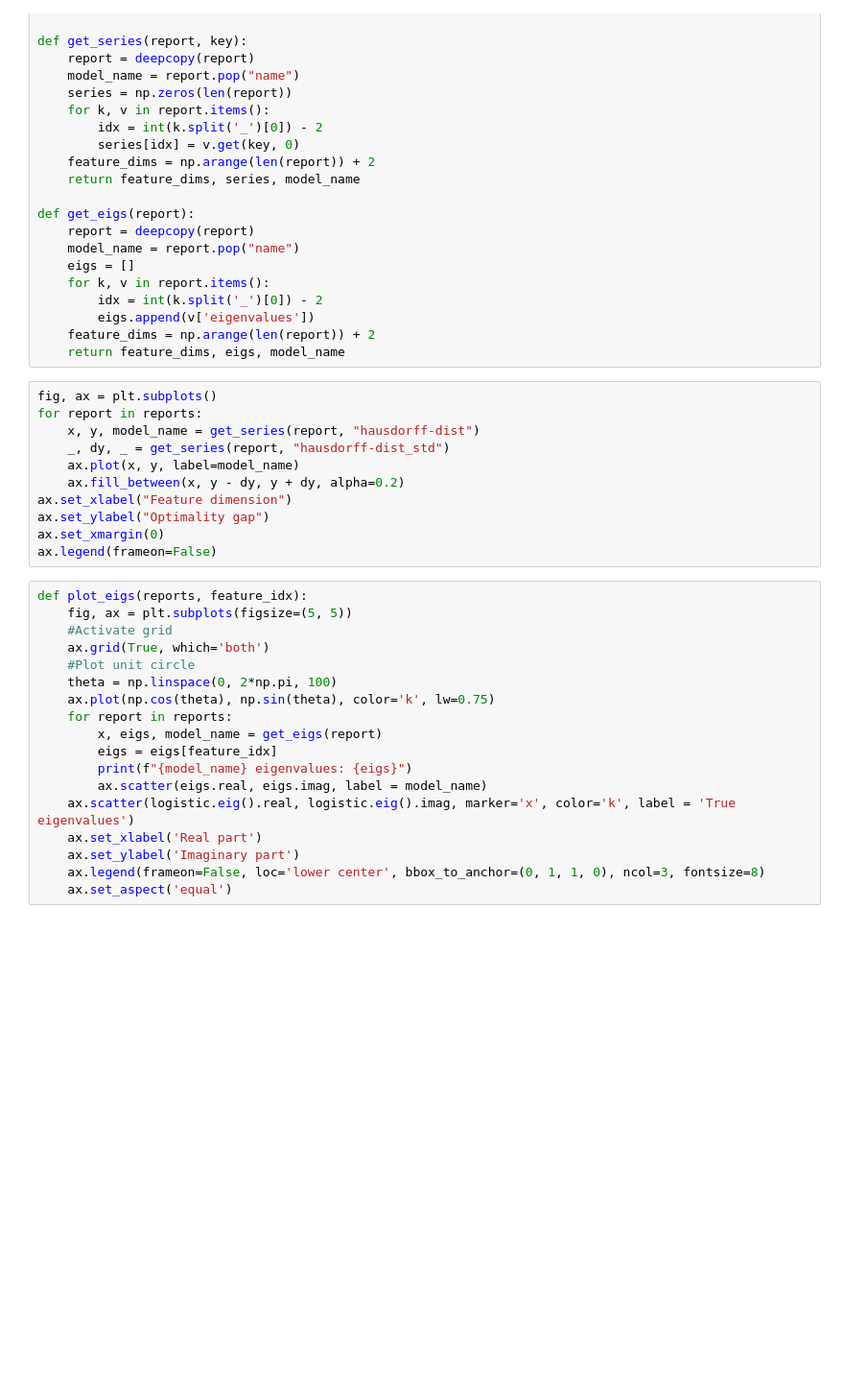
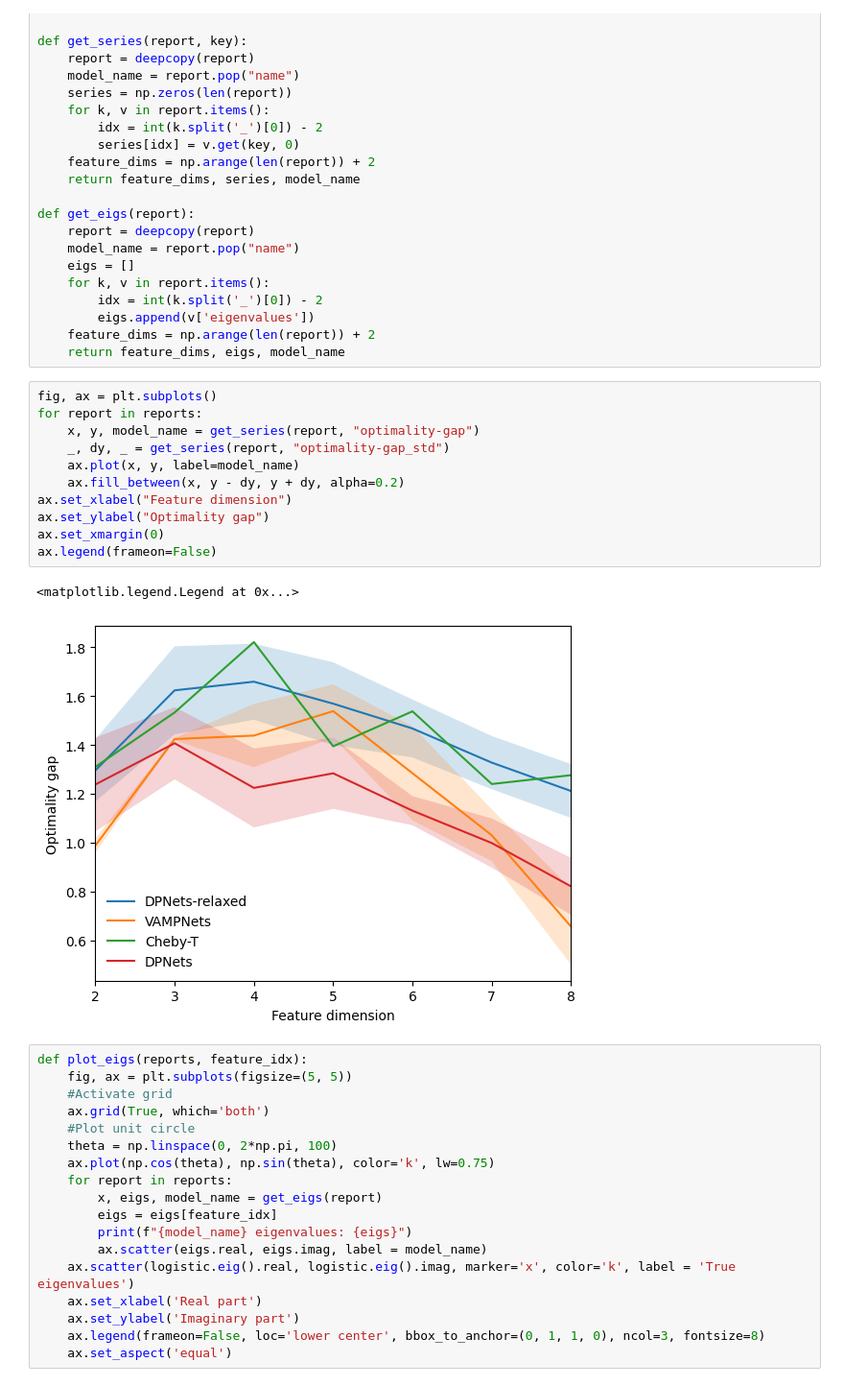
Before and after one commit to pietronvll/DPNets, a Jupyter notebook: logistic_map/figures.ipynb, the cells around one changed output. Shown at 96% size. Drawn from its saved outputs; the diff is of its cells as text; blank space fills up the shorter version.

Commit message:
Added figures

```diff
--- a/logistic_map/figures.ipynb
+++ b/logistic_map/figures.ipynb
@@ -37,14 +37,17 @@ def get_eigs(report):
 # %%
 fig, ax = plt.subplots()
 for report in reports:
-    x, y, model_name = get_series(report, "hausdorff-dist")
-    _, dy, _ = get_series(report, "hausdorff-dist_std")
+    x, y, model_name = get_series(report, "optimality-gap")
+    _, dy, _ = get_series(report, "optimality-gap_std")
     ax.plot(x, y, label=model_name)
     ax.fill_between(x, y - dy, y + dy, alpha=0.2)
 ax.set_xlabel("Feature dimension")
 ax.set_ylabel("Optimality gap")
 ax.set_xmargin(0)
 ax.legend(frameon=False)
+# %% [output]
+<matplotlib.legend.Legend at 0x...>
+[figure, added]
 # %%
 def plot_eigs(reports, feature_idx):
     fig, ax = plt.subplots(figsize=(5, 5))
```
Also changed, not shown: parts of 5 cells of this notebook, 1 other file.
